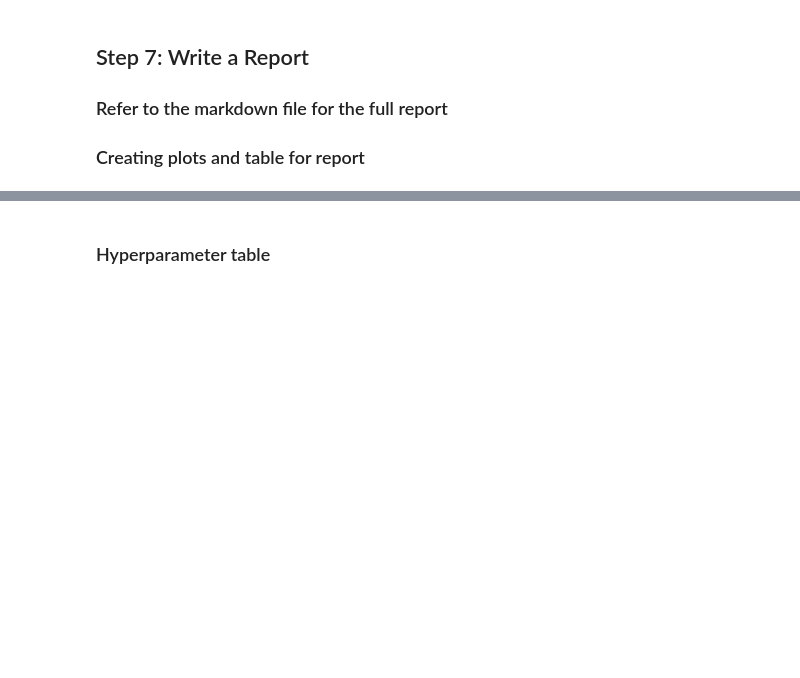
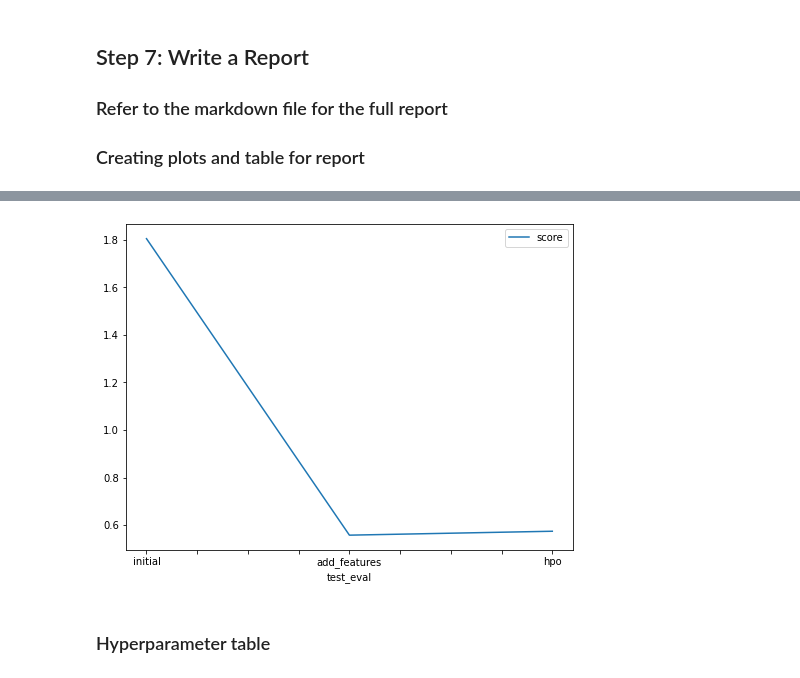
Before and after one commit to RamyGendy/cd0385-project-starter, a Jupyter notebook: project/project-template.ipynb, the cells around one changed output, grey strips where cells are left out. Saved outputs shown, nothing was run; the diff lists cells and outputs as text; code cells hidden in the pictures; blank space fills up the shorter version.

```diff
--- a/project/project-template.ipynb
+++ b/project/project-template.ipynb
@@ -681,12 +685,14 @@ fig.savefig('model_train_score.png')
 # %%
 # Take the 3 kaggle scores and creating a line plot to show improvement
 fig = pd.DataFrame(
     {
         "test_eval": ["initial", "add_features", "hpo"],
-        "score": [?, ?, ?]
+        "score": [1.80497, 0.55774, 0.57423]
     }
 ).plot(x="test_eval", y="score", figsize=(8, 6)).get_figure()
-fig.savefig('model_test_score.png')
+fig.savefig('img/model_test_score.png')
+# %% [output]
+[figure, added]
 # %% [markdown]
 ### Hyperparameter table
 # %%
```
Also changed, not shown: parts of 29 cells of this notebook, 12 other files.
